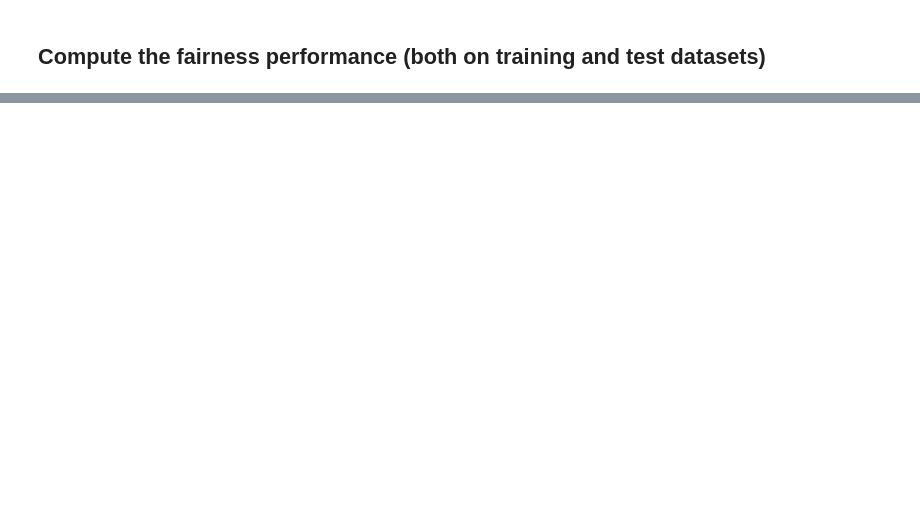
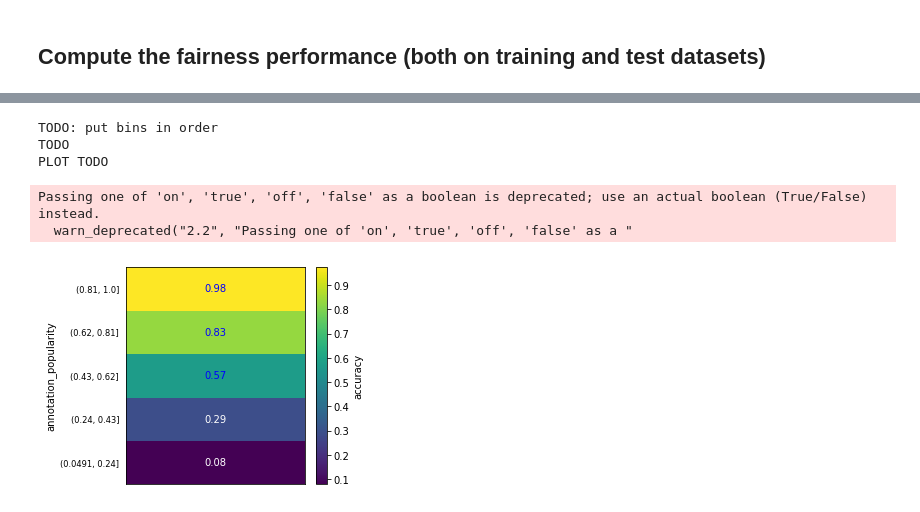
Before and after one commit to agathe-balayn/AIF360, a Jupyter notebook: examples/tutorial_inclusiveness.ipynb, the cells around one changed output, grey strips where cells are left out. Saved outputs shown, nothing was run; the diff lists cells and outputs as text; code cells hidden in the pictures; blank space fills up the shorter version.

```diff
--- a/examples/tutorial_inclusiveness.ipynb
+++ b/examples/tutorial_inclusiveness.ipynb
@@ -247,0 +295,9 @@ metrics_inclusiveness.compute_metric(prediction_col)
+# %%
+metric_result, data_metric = metrics_inclusiveness.compute_metric(prediction_col, 'label', 'annotation_popularity', ('accuracy',), characterization=True)
+# %% [output]
+TODO: put bins in order
+TODO
+PLOT TODO
+Passing one of 'on', 'true', 'off', 'false' as a boolean is deprecated; use an actual boolean (True/False) instead.
+  warn_deprecated("2.2", "Passing one of 'on', 'true', 'off', 'false' as a "
+[figure, added]
```
Also changed, not shown: parts of 20 cells of this notebook, 3 other files.
